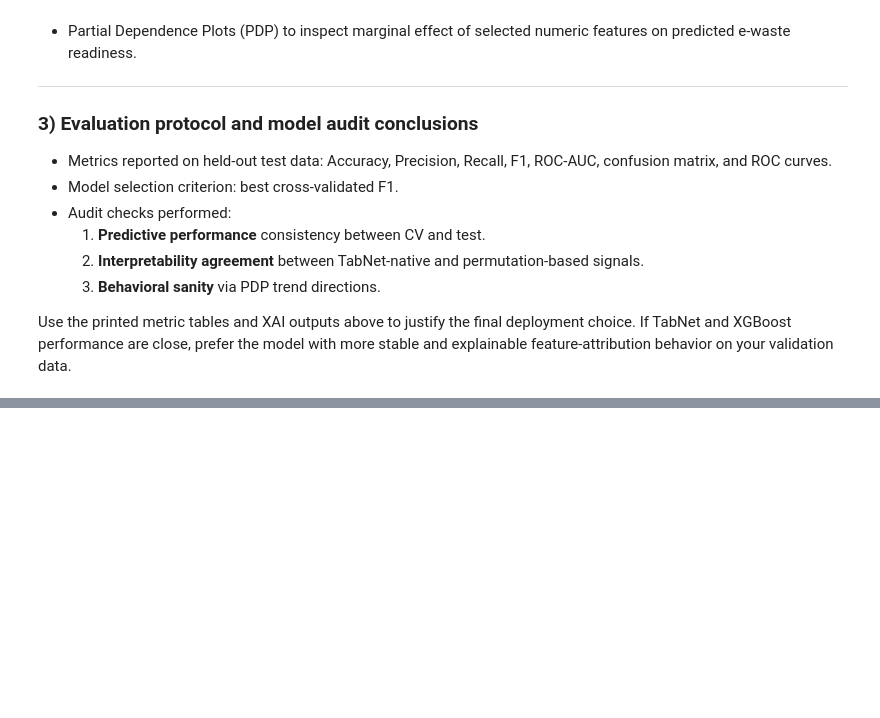
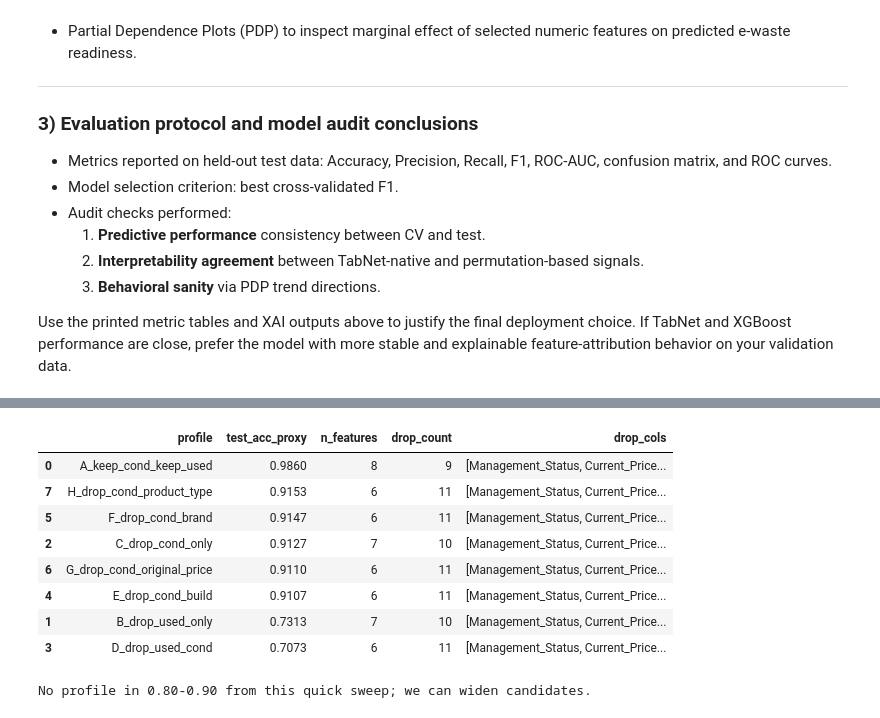
Before and after one commit to NsubugaIbrahim/TRAFFIC-SIGNS-RECOGNITION-MODEL, a Jupyter notebook: ibra.ipynb, the cells around one changed output, grey strips where cells are left out. Saved outputs shown, nothing was run; the diff lists cells and outputs as text; code cells hidden in the pictures; blank space fills up the shorter version.

```diff
--- a/ibra.ipynb
+++ b/ibra.ipynb
@@ -924,0 +2014,71 @@ plt.show()
+# %%
+# Quick profile sweep to target test accuracy between 0.80 and 0.90
+from sklearn.model_selection import train_test_split
+from sklearn.ensemble import HistGradientBoostingClassifier
+from sklearn.metrics import accuracy_score
+
+base_drop = [
+    'Management_Status', 'Current_Price',
+    'Price_Retention_Ratio', 'Depreciation_Ratio', 'Usage_to_Expiry_Ratio',
+    'Lifespan_Stress_Ratio', 'Condition_x_BuildQuality', 'Years_to_Expiry',
+    'Expiry_Years'
+]
+
+candidates = {
+    'A_keep_cond_keep_used': base_drop,
+    'B_drop_used_only': base_drop + ['Used_Duration'],
+    'C_drop_cond_only': base_drop + ['Condition'],
+    'D_drop_used_cond': base_drop + ['Used_Duration', 'Condition'],
+    'E_drop_cond_build': base_drop + ['Condition', 'Build_Quality'],
+    'F_drop_cond_brand': base_drop + ['Condition', 'Brand'],
+    'G_drop_cond_original_price': base_drop + ['Condition', 'Original_Price'],
+    'H_drop_cond_product_type': base_drop + ['Condition', 'Product_Type'],
+}
+
+sweep_rows = []
+for name, drop_list in candidates.items():
+    Xc = model_df.drop(columns=['Ewaste_Ready']).copy()
+    yc = model_df['Ewaste_Ready'].astype(int).copy()
+    drop_cols_c = [c for c in drop_list if c in Xc.columns]
+    Xc = Xc.drop(columns=drop_cols_c)
+
+    Xtr, Xte, ytr, yte = train_test_split(Xc, yc, test_size=0.2, stratify=yc, random_state=RANDOM_STATE)
+
+    Xtr_oh = pd.get_dummies(Xtr, drop_first=False)
+    Xte_oh = pd.get_dummies(Xte, drop_first=False).reindex(columns=Xtr_oh.columns, fill_value=0)
+
+    clf = HistGradientBoostingClassifier(
+        learning_rate=0.05, max_depth=8, max_iter=300, random_state=RANDOM_STATE
+    )
+    clf.fit(Xtr_oh, ytr)
+    pred = clf.predict(Xte_oh)
+    acc = accuracy_score(yte, pred)
+
+    sweep_rows.append({
+        'profile': name,
+        'test_acc_proxy': round(float(acc), 4),
+        'n_features': int(Xc.shape[1]),
+        'drop_count': int(len(drop_cols_c)),
+        'drop_cols': drop_cols_c
+    })
+
+sweep_df = pd.DataFrame(sweep_rows).sort_values('test_acc_proxy', ascending=False)
+display(sweep_df)
+
+in_band = sweep_df[(sweep_df['test_acc_proxy'] >= 0.80) & (sweep_df['test_acc_proxy'] <= 0.90)]
+if len(in_band):
+    print('Recommended profile (first in 0.80-0.90 band):')
+    display(in_band.head(1))
+else:
+    print('No profile in 0.80-0.90 from this quick sweep; we can widen candidates.')
+# %% [output]
+|  | profile | test_acc_proxy | n_features | drop_count | drop_cols |
+| 0 | A_keep_cond_keep_used | 0.9860 | 8 | 9 | [Management_Status, Current_Price... |
+| 7 | H_drop_cond_product_type | 0.9153 | 6 | 11 | [Management_Status, Current_Price... |
+| 5 | F_drop_cond_brand | 0.9147 | 6 | 11 | [Management_Status, Current_Price... |
+| 2 | C_drop_cond_only | 0.9127 | 7 | 10 | [Management_Status, Current_Price... |
+| 6 | G_drop_cond_original_price | 0.9110 | 6 | 11 | [Management_Status, Current_Price... |
+| 4 | E_drop_cond_build | 0.9107 | 6 | 11 | [Management_Status, Current_Price... |
+| 1 | B_drop_used_only | 0.7313 | 7 | 10 | [Management_Status, Current_Price... |
+| 3 | D_drop_used_cond | 0.7073 | 6 | 11 | [Management_Status, Current_Price... |
+No profile in 0.80-0.90 from this quick sweep; we can widen candidates.
```
Also changed, not shown: parts of 25 cells of this notebook, 39 other files.
